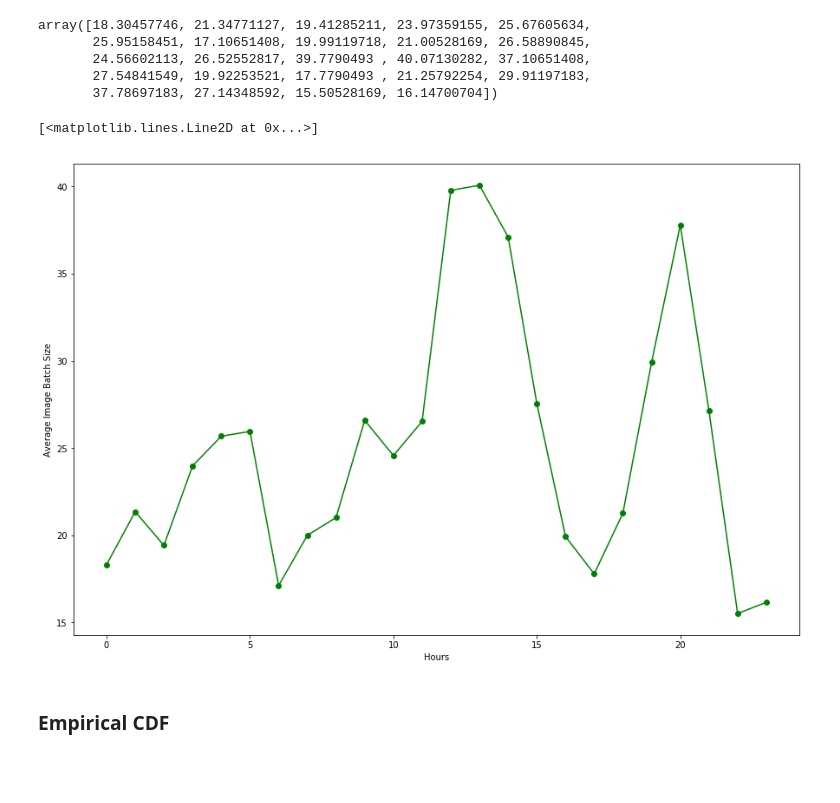
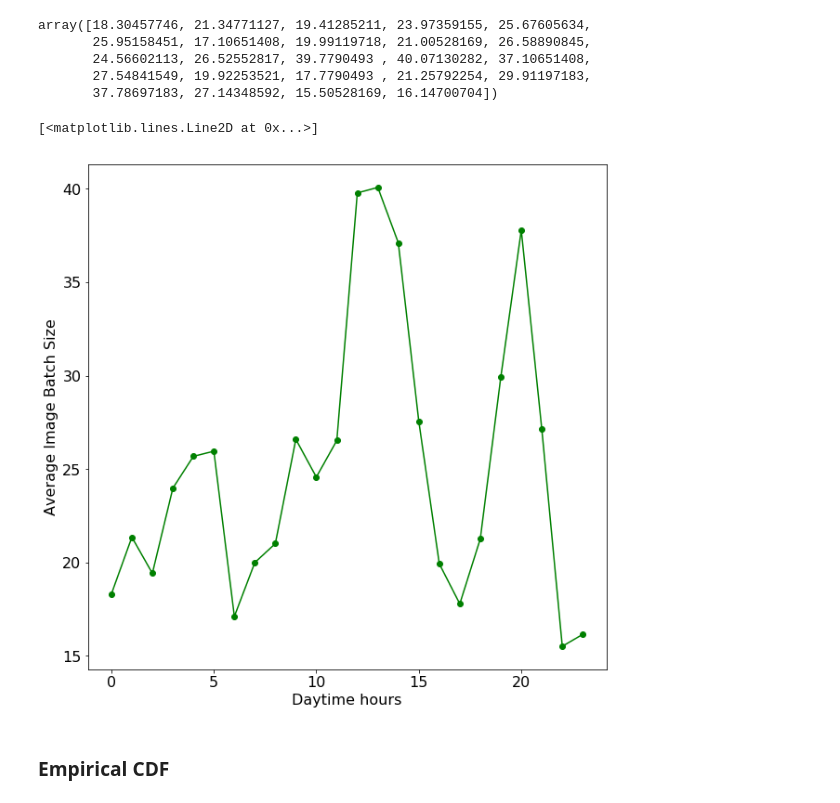
Before and after one commit to Heronalps/STOIC, a Jupyter notebook: jupyter/Image_Timestamp_Analysis.ipynb, the cells around one changed output. Cells and saved outputs as stored; diff of their text form; code cells hidden in the pictures; blank space fills up the shorter version.

```diff
--- a/jupyter/Image_Timestamp_Analysis.ipynb
+++ b/jupyter/Image_Timestamp_Analysis.ipynb
@@ -225,13 +219,16 @@ array([18.30457746, 21.34771127, 19.41285211, 23.97359155, 25.67605634,
        27.54841549, 19.92253521, 17.7790493 , 21.25792254, 29.91197183,
        37.78697183, 27.14348592, 15.50528169, 16.14700704])
 # %%
-plt.figure(figsize=[15,10])
-plt.xlabel("Hours")
-plt.ylabel("Average Image Batch Size")
+plt.figure(figsize=[10,10])
+# plt.title("Wildlife Hourly Activity Level")
+plt.xlabel("Daytime hours", fontsize=16)
+plt.ylabel("Average Image Batch Size", fontsize=16)
+plt.tick_params(axis="x", labelsize=16)
+plt.tick_params(axis="y", labelsize=16)
 plt.plot(avg_hourly, "go-")
 # %% [output]
 [<matplotlib.lines.Line2D at 0x...>]
-[figure, old version]
+[figure, new version]
 # %% [markdown]
 ### Empirical CDF
 # %%
```
Also changed, not shown: parts of 5 cells of this notebook, 2 other files.
